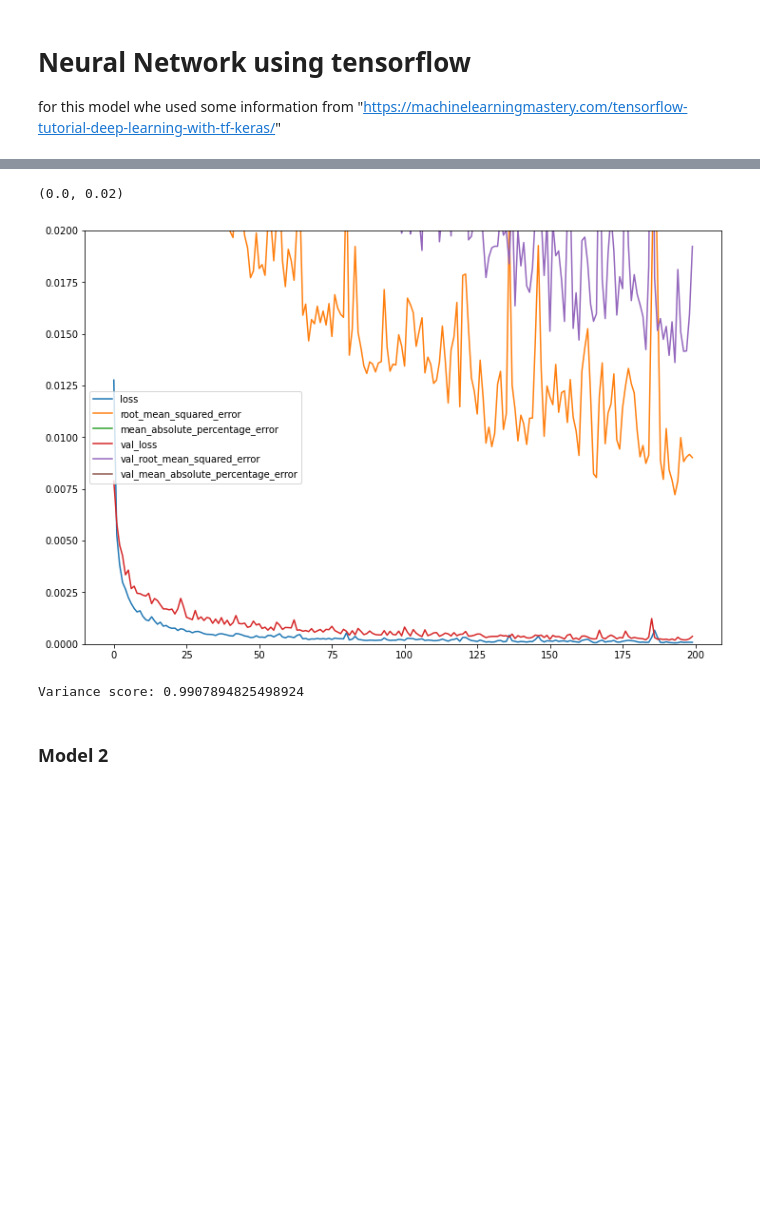
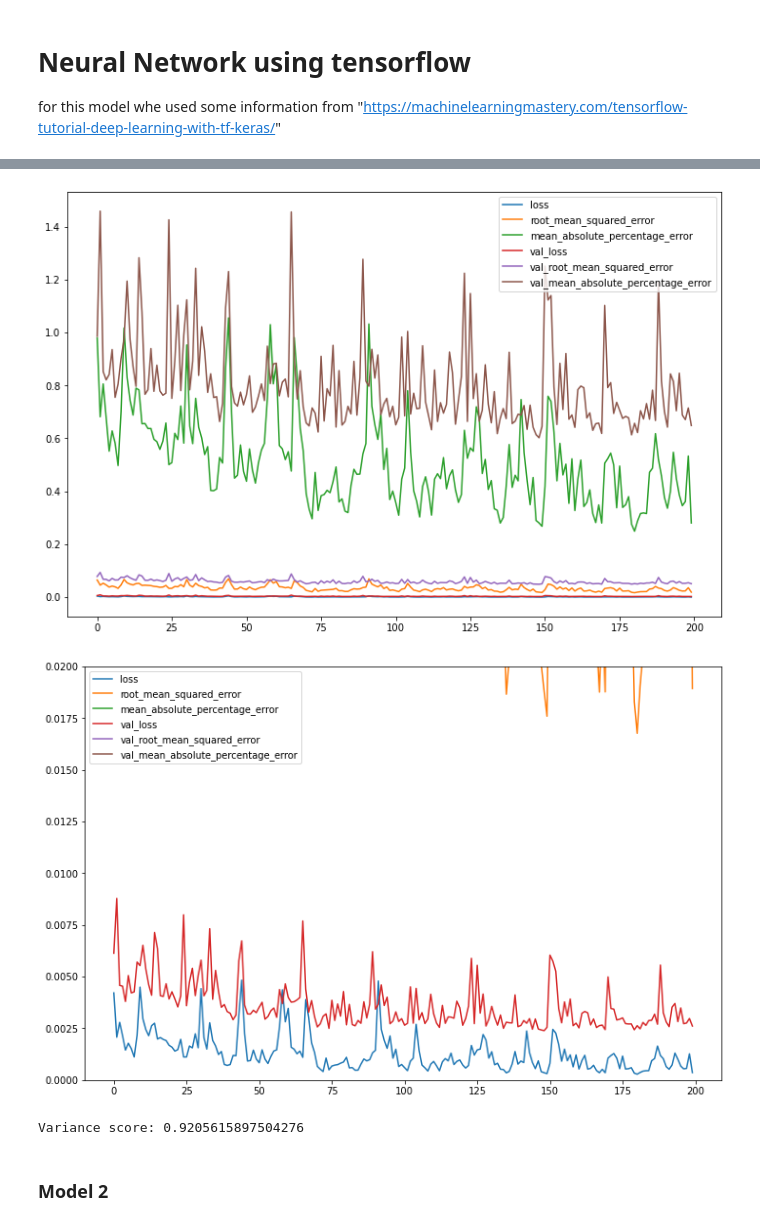
Before and after one commit to Youri-is-super-awesome/Bitches-and-beaches, a Jupyter notebook: code/NN_version1.ipynb, the cells around one changed output, grey strips where cells are left out. Saved outputs shown, nothing was run; the diff lists cells and outputs as text; code cells hidden in the pictures; blank space fills up the shorter version.

Commit message:
nn verbeterd met alle data

```diff
--- a/code/NN_version1.ipynb
+++ b/code/NN_version1.ipynb
@@ -15,7 +15,7 @@ from tensorflow.keras.layers import Dense, Activation, BatchNormalization, Dropo
 from tensorflow.keras.optimizers import Adam
 # %%
 # load data
-complete_df = pd.read_csv('data/AmesHousingPreprocessed.csv')
+complete_df = pd.read_csv('data/AmesHousingNN.csv')
 complete_df = complete_df.drop('Unnamed: 0', axis=1)
 display(complete_df)
 # %% [output]
@@ -58,21 +58,47 @@ X_train, X_test, y_train, y_test = train_test_split(X_np, y_np, train_size=0.7,
 n_features = input_df.shape[1]
 # %%
 def build_model(hp):
+    """
+    This function computes a/the best neural network for the given data
+
+    source: "https://keras.io/guides/keras_tuner/getting_started/"
+    """
     m1 = tf.metrics.RootMeanSquaredError()
     m2 = 'mean_absolute_percentage_error'
 
     model = Sequential()
-    model.add(Dense(
-        hp.Choice('units', [8, 16, 32]),
-        activation='relu'))
+    #model.add(Dense(n_features, activation='relu'))
+
+    # tune number of layers
+    for i in range(hp.Int("numlayers", 1, 3)):
+        model.add(
+            Dense(
+                # Tune number of units separately.
+                units=hp.Int(f"units{i}", min_value=32, max_value=512, step=32),
+                activation="relu"),
+            )
+
+    if hp.Boolean("dropout"):
+        model.add(Dropout(rate=0.25))
+
+
+    #model.add(Dense(units=hp.Int("units", min_value=32, max_value=512, step=32),
+            # Tune the activation function to use.
+     #       activation=hp.Choice("activation", ["relu", "tanh"]),)
+
     model.add(Dense(1, activation='relu'))
     model.compile(optimizer='Adam', loss=tf.metrics.mean_squared_error, metrics=[m1, m2])
     return model
 
 tuner = kt.RandomSearch(
-    build_model,
-    objective='val_loss',
-    max_trials=10)
+    hypermodel=build_model,
+    objective="val_loss",
+    max_trials=5,
+    executions_per_trial=2,
+    overwrite=True,
+    #directory="my_dir",
+    #project_name="helloworld",
+)
 
 tuner.search(X_train, y_train, epochs=10, validation_data=(X_test, y_test))
 best_model = tuner.get_best_models()[0]
@@ -166,11 +233,15 @@ _________________________________________________________________
 # %%
 loss_df = pd.DataFrame(best_model.history.history)
 #display(loss_df)
 loss_df.plot(figsize=(12,8))
+plt.show()
+
+loss_df.plot(figsize=(12,8))
 plt.ylim((0,0.02))
+plt.show()
 # %% [output]
-(0.0, 0.02)
-[figure, old version]
+[figure, new version]
+[figure, added]
 # %%
 from sklearn import metrics
 
@@ -178,7 +249,7 @@ y_pred = best_model.predict(X_test)
 # accuracy
 print('Variance score:',metrics.explained_variance_score(y_test,y_pred))
 # %% [output]
-Variance score: 0.9907894825498924
+Variance score: 0.9205615897504276
 # %% [markdown]
 ### Model 2
 # %%
```
Also changed, not shown: parts of 8 cells of this notebook, 33 other files.
